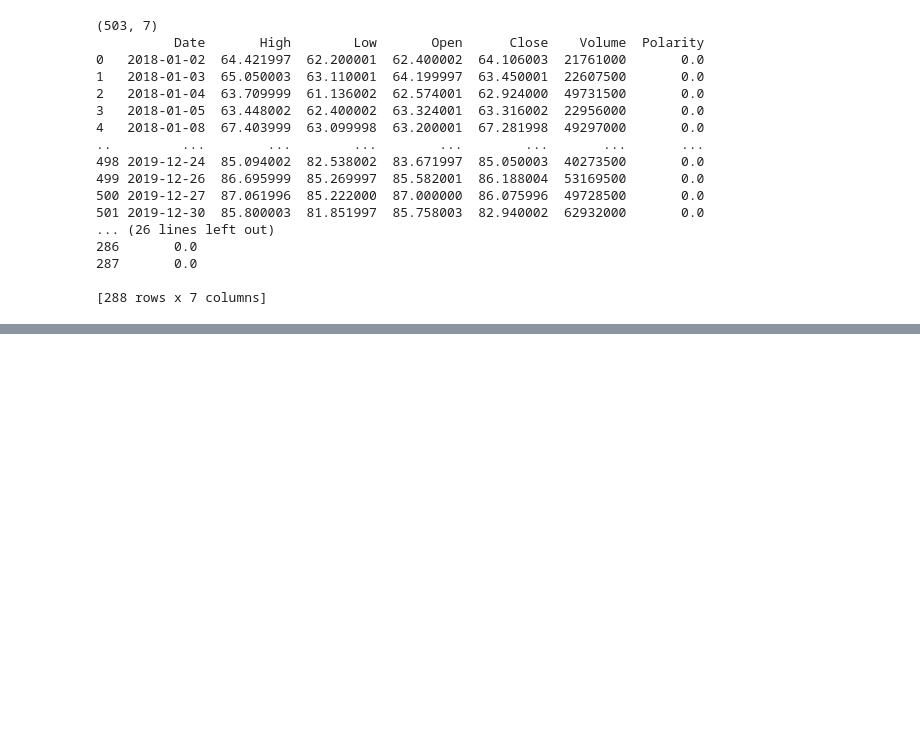
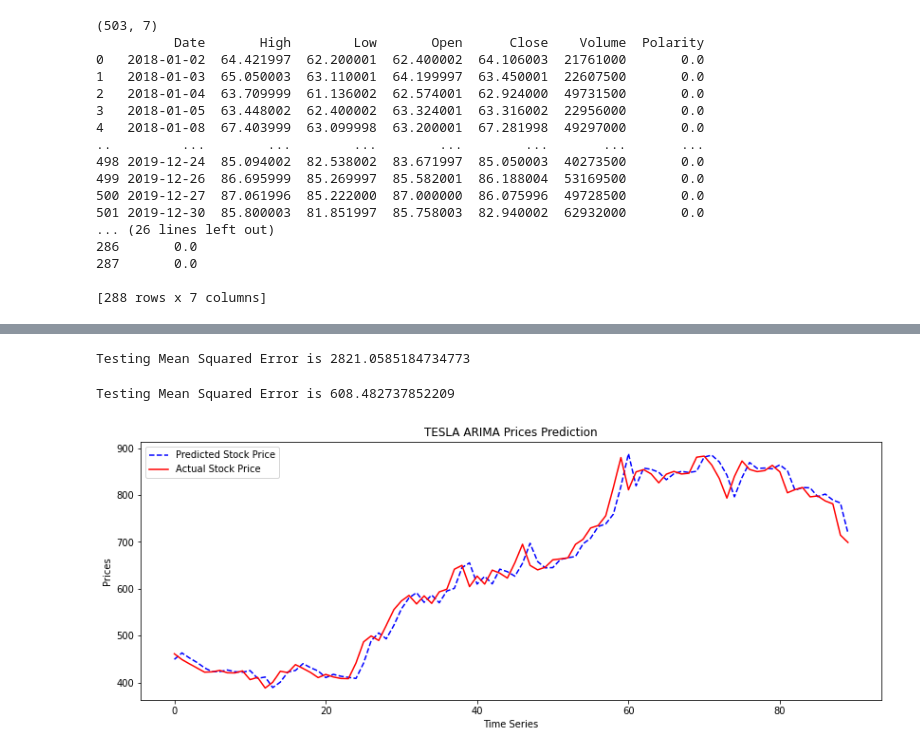
Before and after one commit to gopibalasingam/MMAI894, a Jupyter notebook: stock_model_testing.ipynb, the cells around one changed output, grey strips where cells are left out. Saved outputs shown, nothing was run; the diff lists cells and outputs as text; code cells hidden in the pictures; blank space fills up the shorter version.

Commit message:
Add files via upload
Added ARIMA and fbprophet

```diff
--- a/stock_model_testing.ipynb
+++ b/stock_model_testing.ipynb
@@ -189,0 +201,43 @@ plt.show()
+# %%
+MSE_error = mean_squared_error(y_test, y_pred)
+print('Testing Mean Squared Error is {}'.format(MSE_error))
+# %% [output]
+Testing Mean Squared Error is 2821.0585184734773
+# %%
+train_data, test_data = df[0:int(len(df)*0.7)], df[int(len(df)*0.7):]
+
+training_data = train_data['Close'].values
+test_data = test_data['Close'].values
+
+history = [x for x in training_data]
+
+model_predictions = []
+N_test_observations = len(test_data)
+
+for time_point in range(N_test_observations):
+    model = ARIMA(history, order=(4,1,0))
+    model_fit = model.fit(disp=0)
+    output = model_fit.forecast()
+    yhat = output[0]
+    model_predictions.append(yhat)
+    true_test_value = test_data[time_point]
+    history.append(true_test_value)
+
+MSE_error = mean_squared_error(test_data, model_predictions)
+print('Testing Mean Squared Error is {}'.format(MSE_error))
+# %% [output]
+Testing Mean Squared Error is 608.482737852209
+# %%
+# Visualising the results
+test_set_range = df[int(len(df)*0.7):].index
+
+plt.figure(figsize=(14,5))
+plt.plot(model_predictions, color='blue', linestyle='dashed',label='Predicted Stock Price')
+plt.plot(test_data, color='red', label='Actual Stock Price')
+plt.title('TESLA ARIMA Prices Prediction')
+plt.xlabel('Time Series')
+plt.ylabel('Prices')
+plt.legend()
+plt.show()
+# %% [output]
+[figure, added]
```
Also changed, not shown: parts of 8 cells of this notebook.
